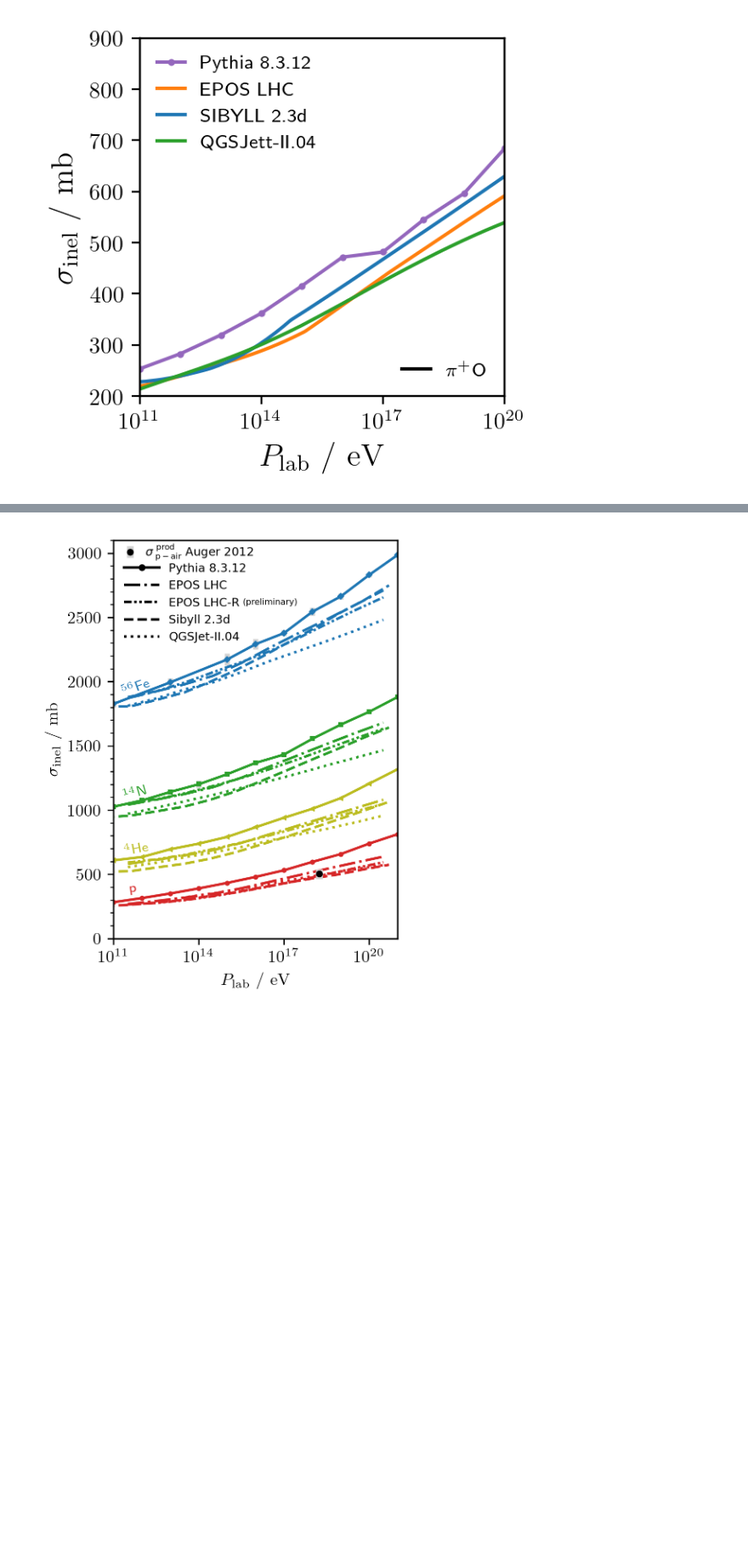
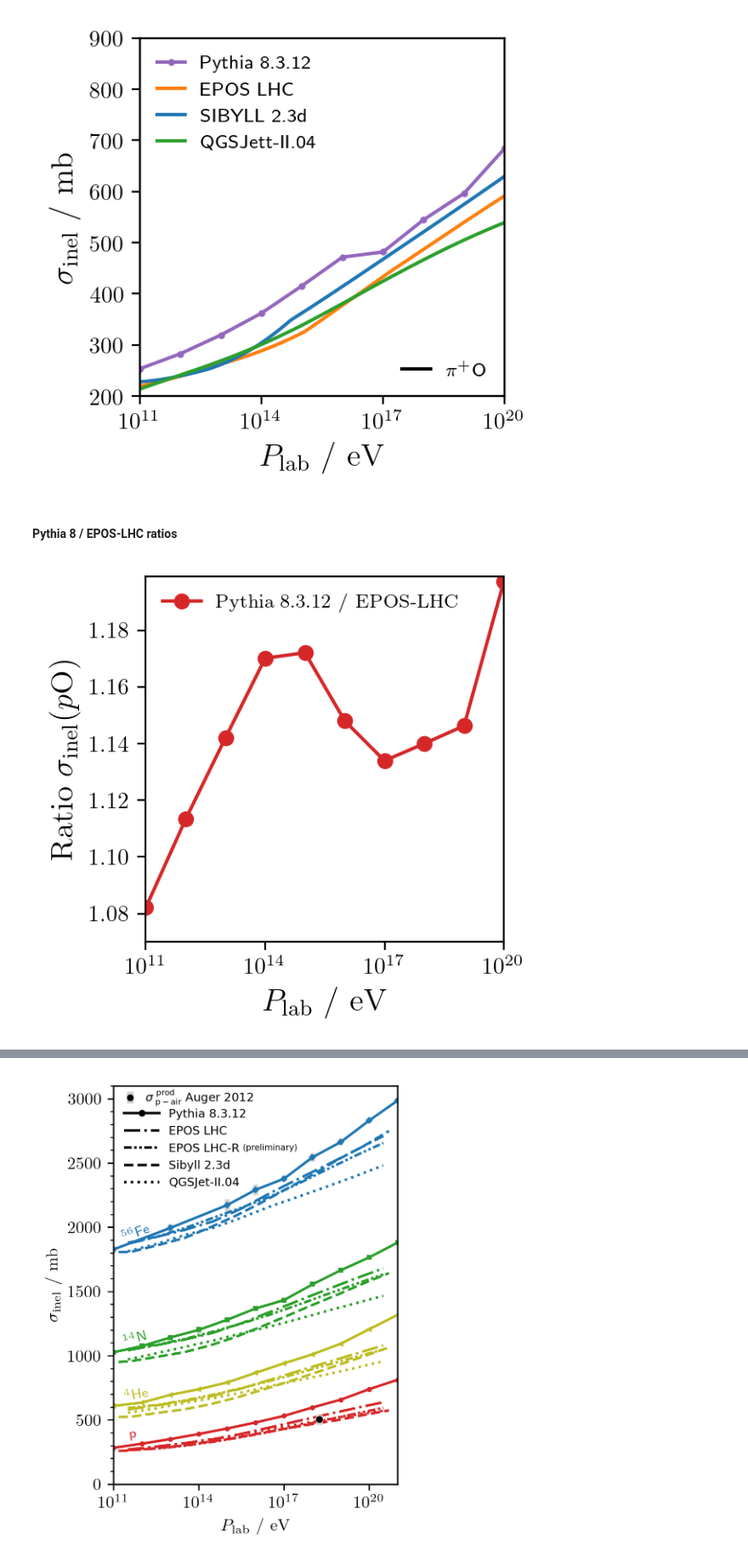
Before and after one commit to gaudu/pythia8312, a Jupyter notebook: examples/pythia8312_xsec_plotting.ipynb, the cells around one changed output, grey strips where cells are left out. Shown at 85% size. Drawn from its saved outputs; the diff is of its cells as text; code cells hidden in the pictures; blank space fills up the shorter version.

```diff
--- a/examples/pythia8312_xsec_plotting.ipynb
+++ b/examples/pythia8312_xsec_plotting.ipynb
@@ -500,3 +580,34 @@ fig.savefig("xs_inel_piO.png", dpi=400)
 fig.savefig("xs_inel_piO.pdf", format='pdf')
 # %% [output]
 [figure]
+# %% [markdown]
+#### Pythia 8 / EPOS-LHC ratios
+# %%
+# pO (discrete)
+
+plt.rcParams['text.usetex'] = True
+plt.rcParams['font.family'] = 'serif'
+plt.rcParams['font.serif'] = ['Computer Modern Roman']
+
+fig, ax = plt.subplots(figsize=(3.2, 3), dpi=200)
+ax.set(xlim=(1e11, 1e20))
+ax.set(ylim=(1.07,1.199))
+ax.set_xscale('log')
+ax.set(xlabel=r"$P_\mathrm{lab}$ / $\mathrm{eV}$", ylabel=r"Ratio $\sigma_\mathrm{inel}(p\mathrm{O})$")
+ax.xaxis.label.set_size(14)
+ax.yaxis.label.set_size(14)
+
+interpolate_epos_at_pythia = np.interp(p_O_dataframe['elab'] * 1e9, xs_p_O_epos[0,:], xs_p_O_epos[1,:])
+ratio = p_O_dataframe['sig_inel'] / interpolate_epos_at_pythia
+
+ax.plot(p_O_dataframe['elab'] * 1e9, ratio, marker='o', color="tab:red", linestyle='-', label="Pythia 8.3.12 / EPOS-LHC")
+ax.errorbar(p_O_dataframe['elab'] * 1e9, ratio, yerr=p_O_dataframe['err_inel'] / p_O_dataframe['sig_inel'], fmt='o', ms=4, color='tab:red', ecolor='lightgrey', elinewidth=2)
+ax.legend(loc='upper left', fontsize="small", frameon=False)
+
+fig.tight_layout()
+fig.savefig("ratio_epos_pythia_discrete_p_O.png", dpi=400)
+fig.savefig("ratio_epos_pythia_discrete_p_O.pdf", format='pdf')
+
+plt.show()
+# %% [output]
+[figure, added]
```
Also changed, not shown: parts of 29 cells of this notebook.
